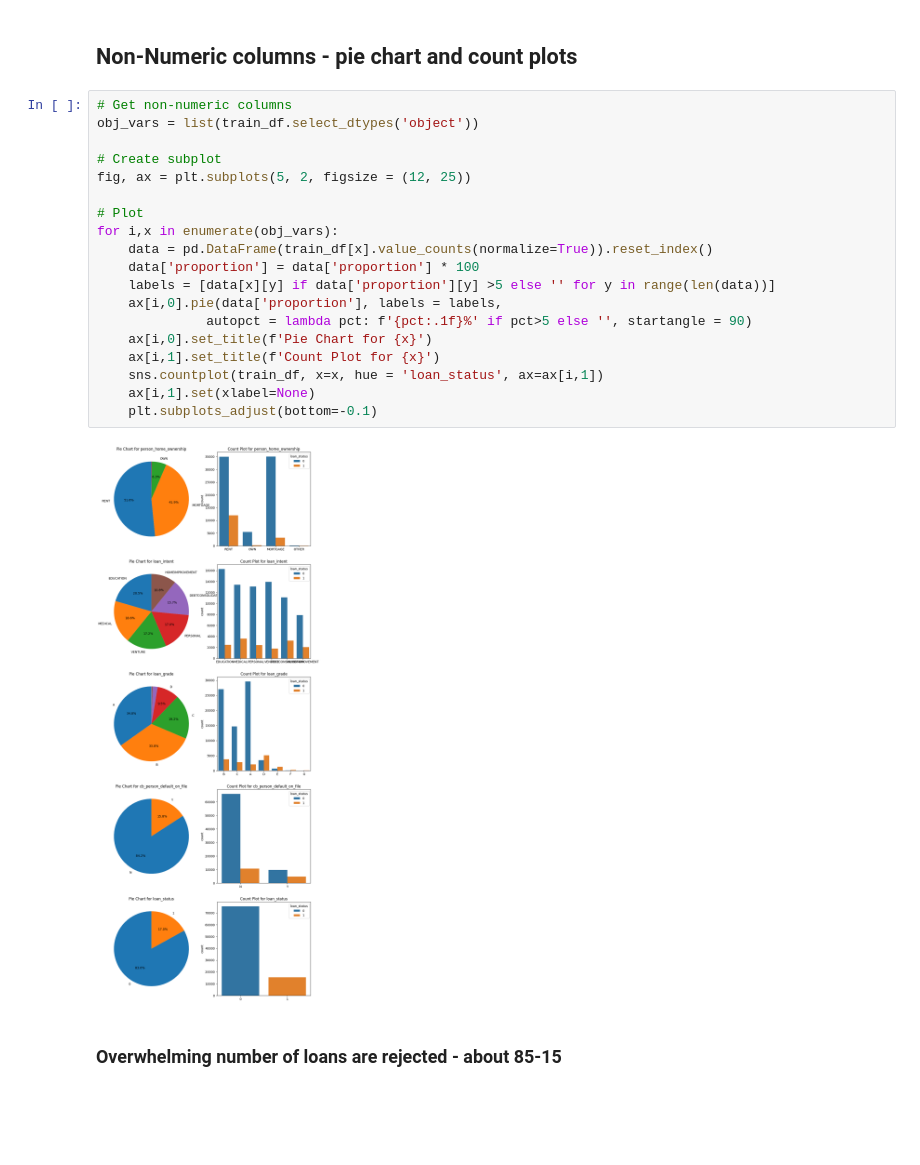
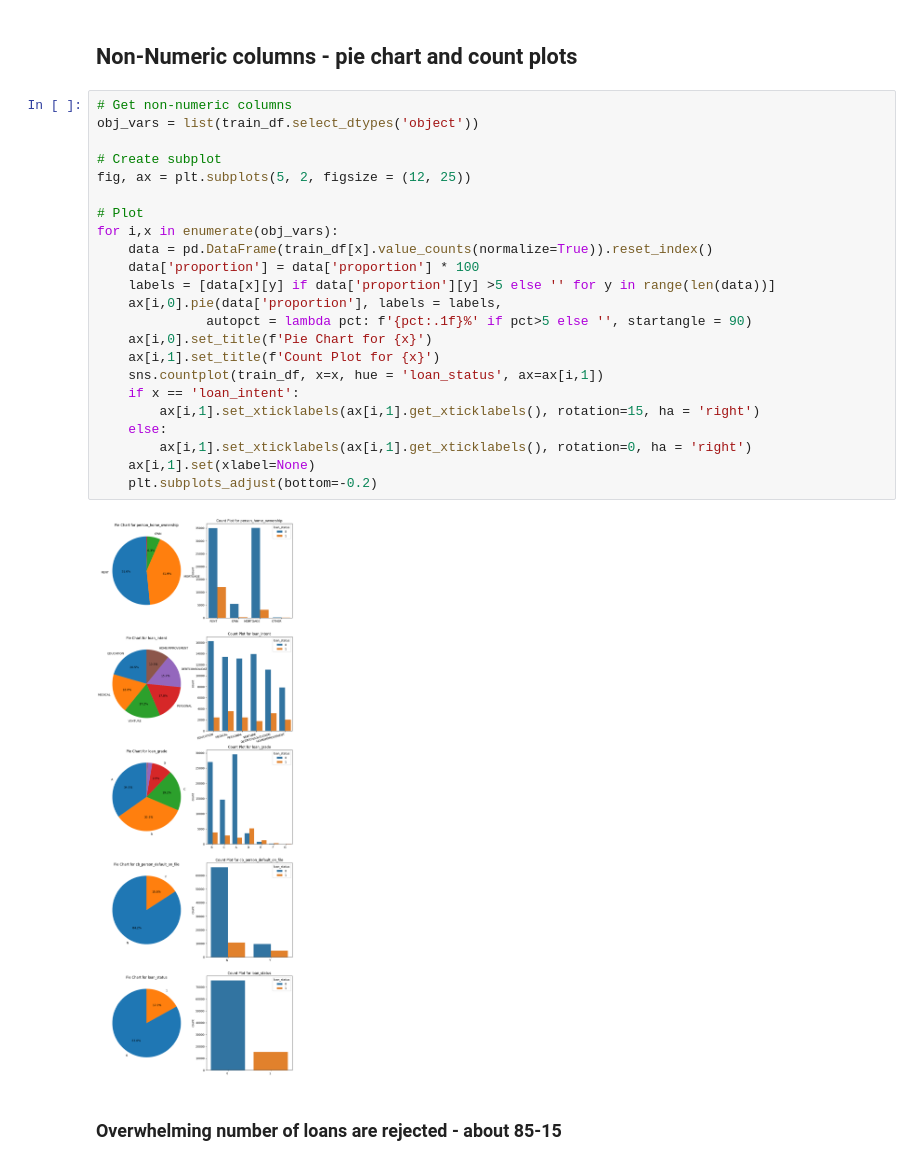
Before and after one commit to danilozada/PlaygroundSeries_S4E10, a Jupyter notebook: script.ipynb, the cells around one changed output. Drawn from its saved outputs; the diff is of its cells as text; blank space fills up the shorter version.

Commit message:
Fixed plots

```diff
--- a/script.ipynb
+++ b/script.ipynb
@@ -119,24 +119,28 @@ train_df.loc[train_df['person_emp_length'] > 100,'person_emp_length'] = np.media
 # %%
 # Get non-numeric columns
 obj_vars = list(train_df.select_dtypes('object'))
 
 # Create subplot
 fig, ax = plt.subplots(5, 2, figsize = (12, 25))
 
 # Plot
 for i,x in enumerate(obj_vars):
     data = pd.DataFrame(train_df[x].value_counts(normalize=True)).reset_index()
     data['proportion'] = data['proportion'] * 100
     labels = [data[x][y] if data['proportion'][y] >5 else '' for y in range(len(data))]
     ax[i,0].pie(data['proportion'], labels = labels,
               autopct = lambda pct: f'{pct:.1f}%' if pct>5 else '', startangle = 90)
     ax[i,0].set_title(f'Pie Chart for {x}')
     ax[i,1].set_title(f'Count Plot for {x}')
     sns.countplot(train_df, x=x, hue = 'loan_status', ax=ax[i,1])
+    if x == 'loan_intent':
+        ax[i,1].set_xticklabels(ax[i,1].get_xticklabels(), rotation=15, ha = 'right')
+    else:
+        ax[i,1].set_xticklabels(ax[i,1].get_xticklabels(), rotation=0, ha = 'right')
     ax[i,1].set(xlabel=None)
-    plt.subplots_adjust(bottom=-0.1)
+    plt.subplots_adjust(bottom=-0.2)
 # %% [output]
-[figure, old version]
+[figure, new version]
 # %% [markdown]
 ### Overwhelming number of loans are rejected - about 85-15
 # %% [markdown]
```
